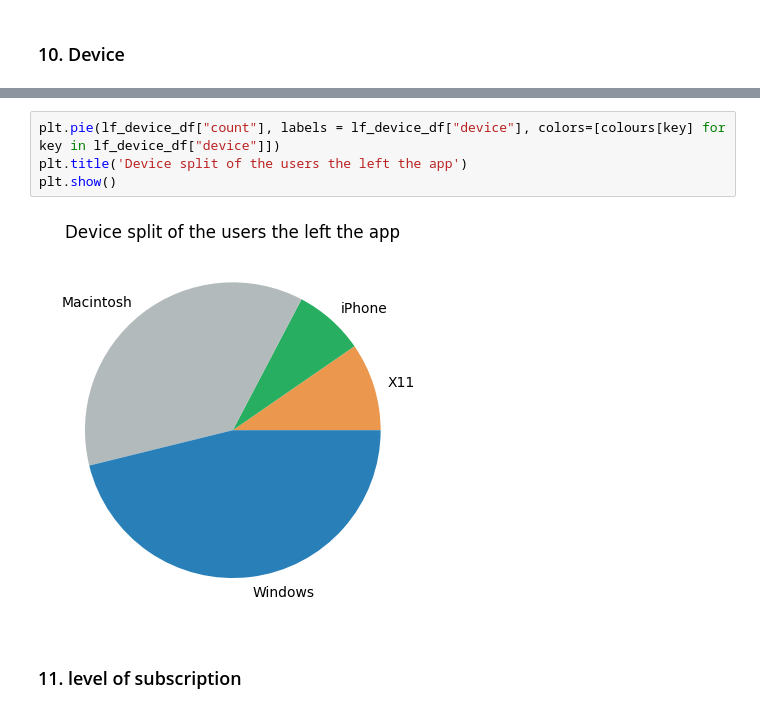
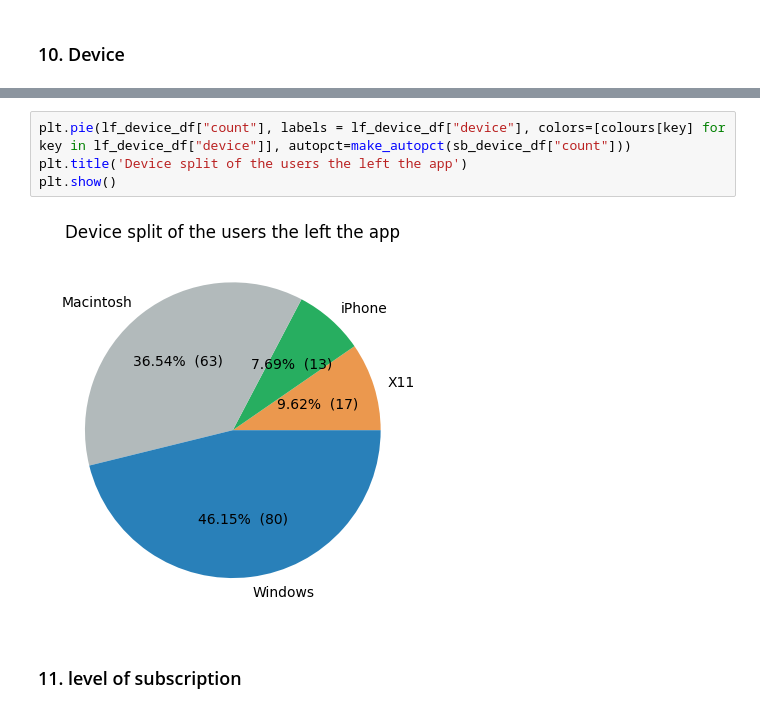
Before and after one commit to rbeni/udacity-data-science, a Jupyter notebook: project_4/Sparkify.ipynb, the cells around one changed output, grey strips where cells are left out. Drawn from its saved outputs; the diff is of its cells as text.

```diff
--- a/project_4/Sparkify.ipynb
+++ b/project_4/Sparkify.ipynb
@@ -642,9 +636,9 @@ plt.show()
 # %%
-plt.pie(lf_device_df["count"], labels = lf_device_df["device"], colors=[colours[key] for key in lf_device_df["device"]])
+plt.pie(lf_device_df["count"], labels = lf_device_df["device"], colors=[colours[key] for key in lf_device_df["device"]], autopct=make_autopct(sb_device_df["count"]))
 plt.title('Device split of the users the left the app')
 plt.show()
 # %% [output]
-[figure, old version]
+[figure, new version]
 # %% [markdown]
 ### 11. level of subscription
 # %%
```
Also changed, not shown: parts of 12 cells of this notebook.
